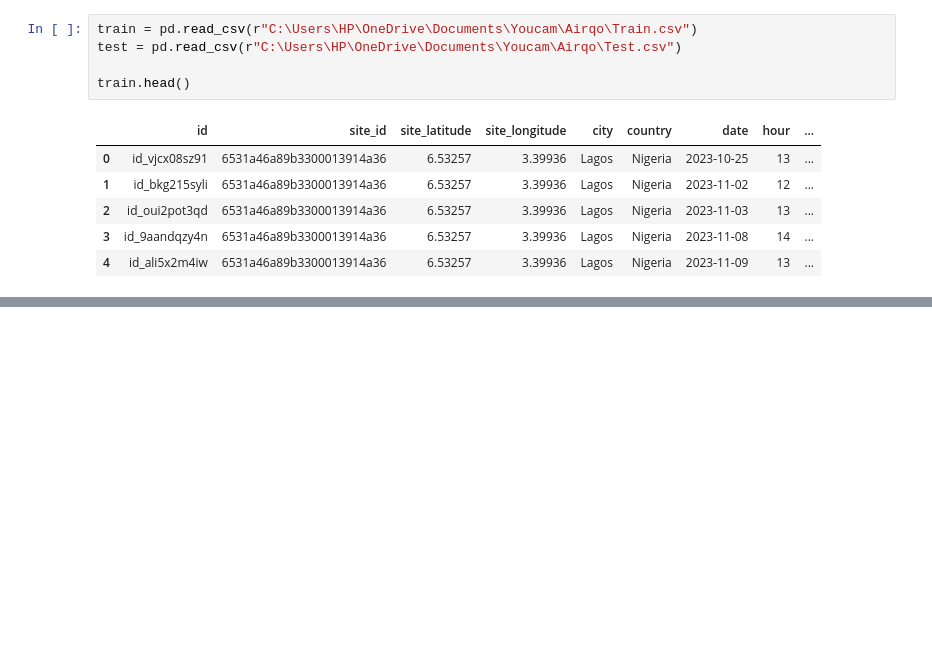
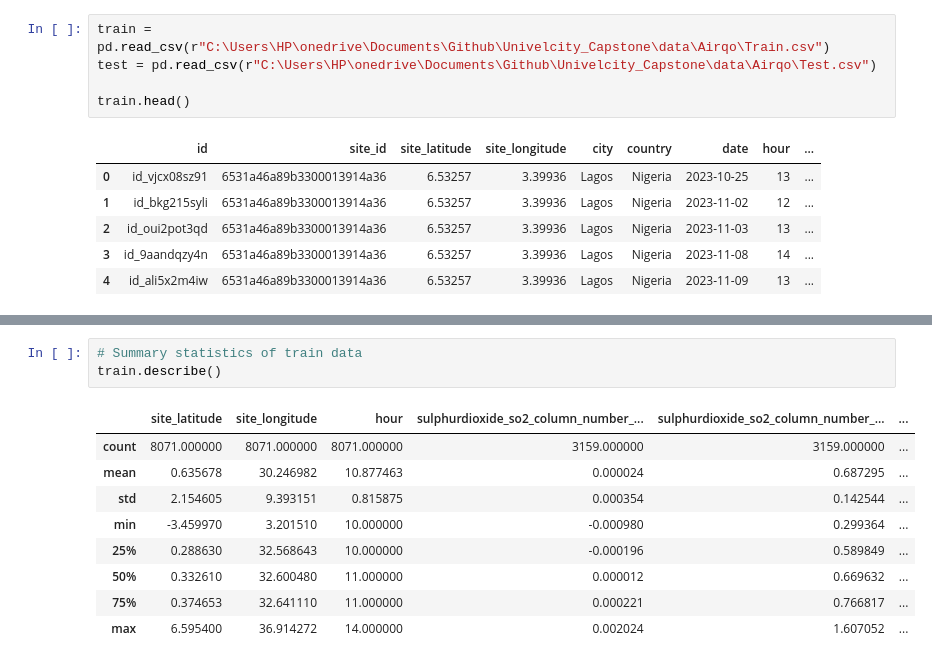
Before and after one commit to Joakimanochie/Univelcity_Capstone, a Jupyter notebook: Airqo_model/Airqo_model.ipynb, the cells around one changed output, grey strips where cells are left out. Drawn from its saved outputs; the diff is of its cells as text; blank space fills up the shorter version.

```diff
--- a/Airqo_model/Airqo_model.ipynb
+++ b/Airqo_model/Airqo_model.ipynb
@@ -20,8 +20,8 @@ pd.set_option('display.max_columns', None)
 %matplotlib inline
 import warnings
 # %%
-train = pd.read_csv(r"C:\Users\HP\OneDrive\Documents\Youcam\Airqo\Train.csv")
-test = pd.read_csv(r"C:\Users\HP\OneDrive\Documents\Youcam\Airqo\Test.csv")
+train = pd.read_csv(r"C:\Users\HP\onedrive\Documents\Github\Univelcity_Capstone\data\Airqo\Train.csv")
+test = pd.read_csv(r"C:\Users\HP\onedrive\Documents\Github\Univelcity_Capstone\data\Airqo\Test.csv")
 
 train.head()
 # %% [output]
@@ -33,0 +55,13 @@ train.head()
+# %%
+# Summary statistics of train data
+train.describe()
+# %% [output]
+|  | site_latitude | site_longitude | hour | sulphurdioxide_so2_column_number_... | sulphurdioxide_so2_column_number_... | ... |
+| count | 8071.000000 | 8071.000000 | 8071.000000 | 3159.000000 | 3159.000000 | ... |
+| mean | 0.635678 | 30.246982 | 10.877463 | 0.000024 | 0.687295 | ... |
+| std | 2.154605 | 9.393151 | 0.815875 | 0.000354 | 0.142544 | ... |
+| min | -3.459970 | 3.201510 | 10.000000 | -0.000980 | 0.299364 | ... |
+| 25% | 0.288630 | 32.568643 | 10.000000 | -0.000196 | 0.589849 | ... |
+| 50% | 0.332610 | 32.600480 | 11.000000 | 0.000012 | 0.669632 | ... |
+| 75% | 0.374653 | 32.641110 | 11.000000 | 0.000221 | 0.766817 | ... |
+| max | 6.595400 | 36.914272 | 14.000000 | 0.002024 | 1.607052 | ... |
```
Also changed, not shown: parts of 3 cells of this notebook.
